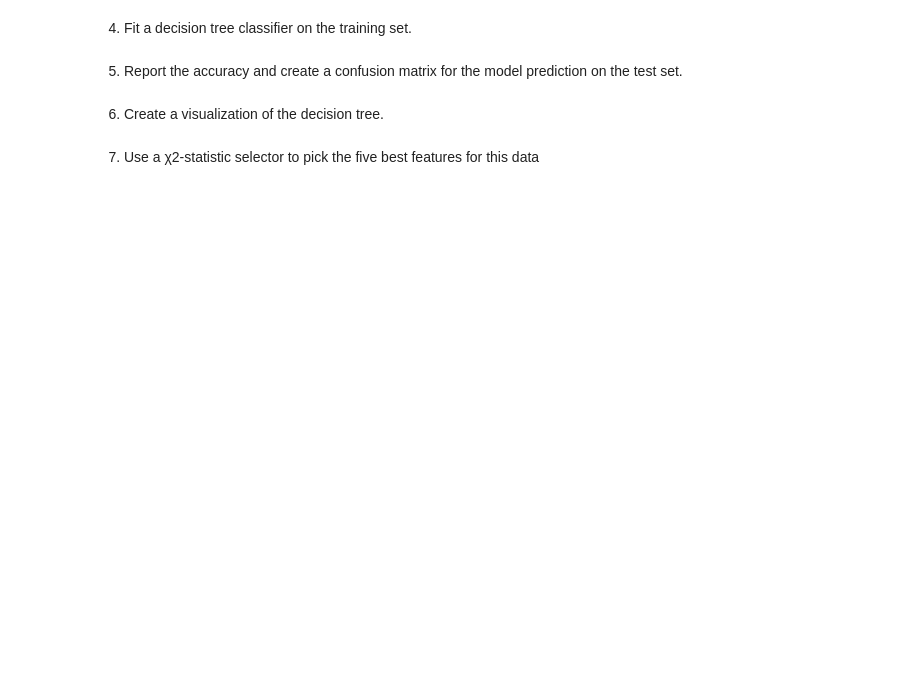
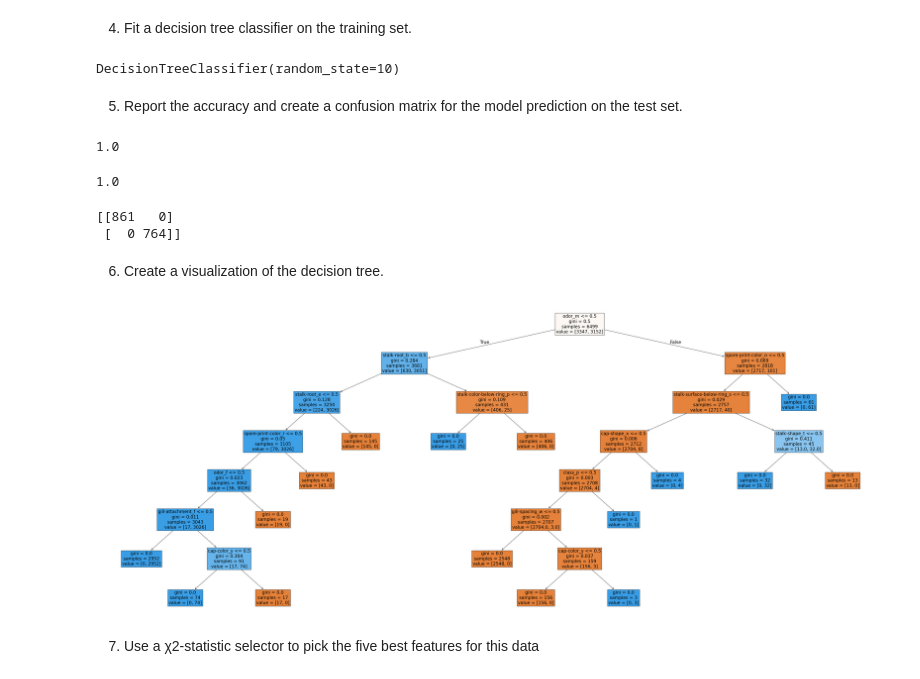
Before and after one commit to MWPerrineJr/data-mining, a Jupyter notebook: Weel 7 Assignment.ipynb, the cells around one changed output. Drawn from its saved outputs; the diff is of its cells as text; code cells hidden in the pictures; blank space fills up the shorter version.

```diff
--- a/Weel 7 Assignment.ipynb
+++ b/Weel 7 Assignment.ipynb
@@ -503,2 +788,6 @@ r2_score(y_test, y_pred)
 # %% [markdown]
 2. Convert the categorical features (all of them) to dummy variables.
+# %%
+# This code creates dummy variables and displays the first five rows
+df_1 = pd.get_dummies(df, drop_first= True).replace({True : 1, False : 0})
+df_1.head()
@@ -505,2 +807,7 @@ r2_score(y_test, y_pred)
 # %% [markdown]
 3. Split the data into a training and test set.
+# %%
+# This code splits the data into a training and testing set
+X_1 = df_1.drop(columns=["class_p"], axis = 1)
+y_1 = df_1['class_p']
+X_train, X_test, y_train, y_test= train_test_split(X_1, y_1, test_size=0.20, random_state= 10)
@@ -507,2 +834,10 @@ r2_score(y_test, y_pred)
 # %% [markdown]
 4. Fit a decision tree classifier on the training set.
+# %%
+# This code creates the decision tree object
+dtc = DecisionTreeClassifier(random_state=10 )
+# %%
+# This code fits the data to the decision tree object
+dtc.fit(X_train, y_train)
+# %% [output]
+DecisionTreeClassifier(random_state=10)
@@ -509,6 +847,30 @@ r2_score(y_test, y_pred)
 # %% [markdown]
 5. Report the accuracy and create a confusion matrix for the model prediction on the test set.
+# %%
+# This code calculates the R- squared for the decision tree
+r2_score(y_test, y_pred_1)
+# %% [output]
+1.0
+# %%
+# This code calculates the accuracy score for the decision tree
+accuracy_score(y_test, y_pred_1)
+# %% [output]
+1.0
+# %%
+# This code creates the confusion matrix
+print(confusion_matrix(y_test, y_pred_1))
+# %% [output]
+[[861   0]
+ [  0 764]]
 # %% [markdown]
 6. Create a visualization of the decision tree.
+# %%
+# This code creates the decision tree visual for the analysis
+plt.figure("Decision Tree", figsize=(50,20))
+plot_tree(dtc,fontsize= 20, filled= True, feature_names= df_1.columns)
+plt.tight_layout()
+plt.show()
+# %% [output]
+[figure, added]
 # %% [markdown]
 7. Use a χ2-statistic selector to pick the five best features for this data
```
Also changed, not shown: parts of 43 cells of this notebook.
